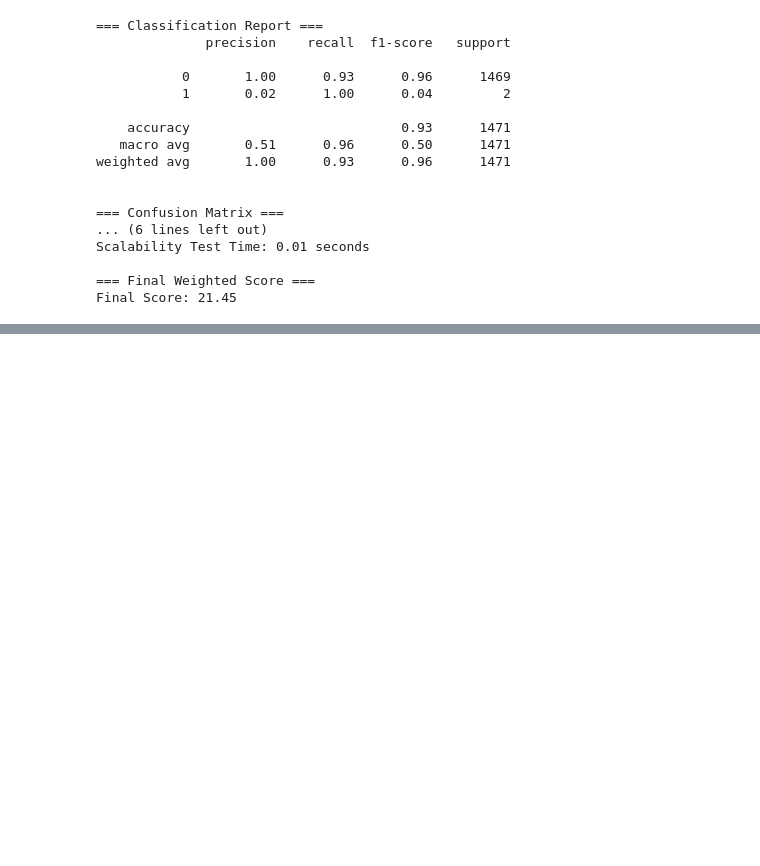
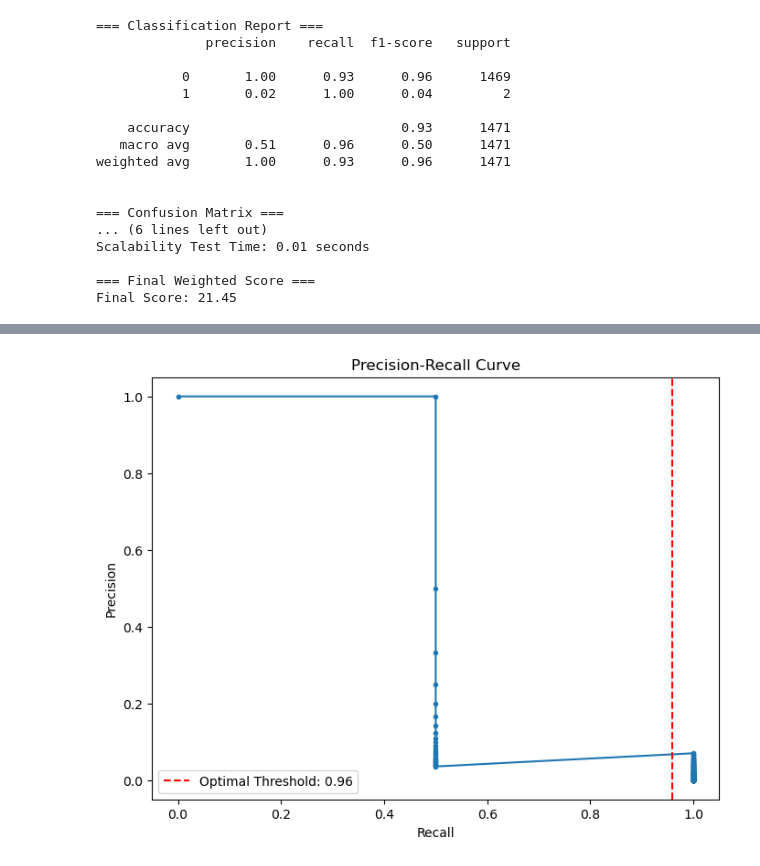
Before and after one commit to mustafa-droid18/Beyond_The_Hack, a Jupyter notebook: Preprocessing.ipynb, the cells around one changed output, grey strips where cells are left out. Saved outputs shown, nothing was run; the diff lists cells and outputs as text; code cells hidden in the pictures; blank space fills up the shorter version.

```diff
--- a/Preprocessing.ipynb
+++ b/Preprocessing.ipynb
@@ -695,0 +773,96 @@ Final Score: 21.45
+# %%
+from sklearn.metrics import precision_recall_curve, roc_auc_score
+from sklearn.model_selection import GridSearchCV
+import matplotlib.pyplot as plt
+import numpy as np
+import pandas as pd
+from xgboost import XGBClassifier
+from imblearn.over_sampling import SMOTE
+from sklearn.model_selection import train_test_split
+from sklearn.preprocessing import StandardScaler
+from sklearn.metrics import classification_report, confusion_matrix
+
+# Load your dataset
+data =  merged_final # Replace with your file path
+
+# Define predictors and target
+target = 'charge_off_within_3_months'
+predictors = [col for col in data.columns if col != target and not col.startswith('charge_off')]
+predictors.remove('agent_id')
+
+X = data[predictors]
+y = data[target]
+
+# Train-test split
+X_train, X_test, y_train, y_test = train_test_split(X, y, test_size=0.2, random_state=42, stratify=y)
+
+# Feature scaling
+scaler = StandardScaler()
+X_train = scaler.fit_transform(X_train)
+X_test = scaler.transform(X_test)
+
+# Apply SMOTE
+smote = SMOTE(random_state=42)
+X_train_resampled, y_train_resampled = smote.fit_resample(X_train, y_train)
+
+# Step 1: Hyperparameter Tuning with GridSearchCV
+xgb = XGBClassifier(use_label_encoder=False, eval_metric='logloss', random_state=42)
+param_grid = {
+    'n_estimators': [50, 100, 150],
+    'max_depth': [3, 5, 7],
+    'learning_rate': [0.01, 0.1, 0.2],
+    'scale_pos_weight': [len(y_train_resampled) / sum(y_train_resampled == 1)]
+}
+
+grid_search = GridSearchCV(xgb, param_grid, scoring='f1_weighted', cv=3, verbose=1)
+grid_search.fit(X_train_resampled, y_train_resampled)
+
+best_model = grid_search.best_estimator_
+
+# Step 2: Threshold Tuning
+y_pred_proba = best_model.predict_proba(X_test)[:, 1]
+precision, recall, thresholds = precision_recall_curve(y_test, y_pred_proba)
+
+# Find the threshold with the best F1-Score
+f1_scores = 2 * (precision * recall) / (precision + recall)
+optimal_threshold = thresholds[np.argmax(f1_scores)]
+
+# Predictions with the optimized threshold
+y_pred_optimized = (y_pred_proba >= optimal_threshold).astype(int)
+
+# Evaluation
+class_report_optimized = classification_report(y_test, y_pred_optimized, output_dict=True)
+conf_matrix_optimized = confusion_matrix(y_test, y_pred_optimized)
+
+# Step 3: Feature Importance
+feature_importances = best_model.feature_importances_
+feature_importance_df = pd.DataFrame({
+    'Feature': predictors,
+    'Importance': feature_importances
+}).sort_values(by='Importance', ascending=False)
+
+# Plot Precision-Recall Curve
+plt.figure(figsize=(8, 6))
+plt.plot(recall, precision, marker='.')
+plt.title('Precision-Recall Curve')
+plt.xlabel('Recall')
+plt.ylabel('Precision')
+plt.axvline(x=optimal_threshold, color='r', linestyle='--', label=f'Optimal Threshold: {optimal_threshold:.2f}')
+plt.legend()
+plt.show()
+
+# Display results
+print(feature_importance_df)
+print("=== Optimized Classification Report ===")
+for label, metrics in class_report_optimized.items():
+    if isinstance(metrics, dict):
+        print(f"Class {label}:")
+        for metric_name, value in metrics.items():
+            print(f"  {metric_name.capitalize()}: {value:.2f}")
+
+print("\n=== Optimized Confusion Matrix ===")
+print("True Negatives (0 predicted as 0):", conf_matrix_optimized[0, 0])
+print("False Positives (0 predicted as 1):", conf_matrix_optimized[0, 1])
+print("False Negatives (1 predicted as 0):", conf_matrix_optimized[1, 0])
+print("True Positives (1 predicted as 1):", conf_matrix_optimized[1, 1])
+# %% [output]
@@ -695,0 +887 @@ Final Score: 21.45
+[figure, added]
```
Also changed, not shown: parts of 3 cells of this notebook, 2 other files.
